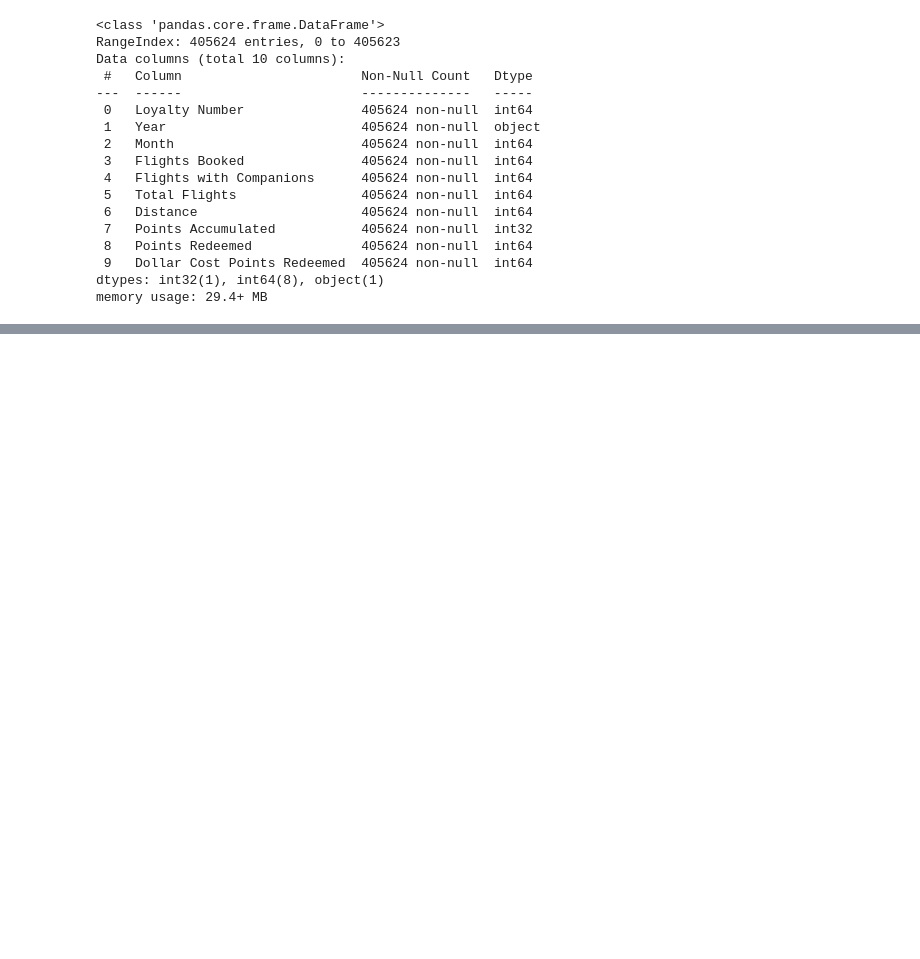
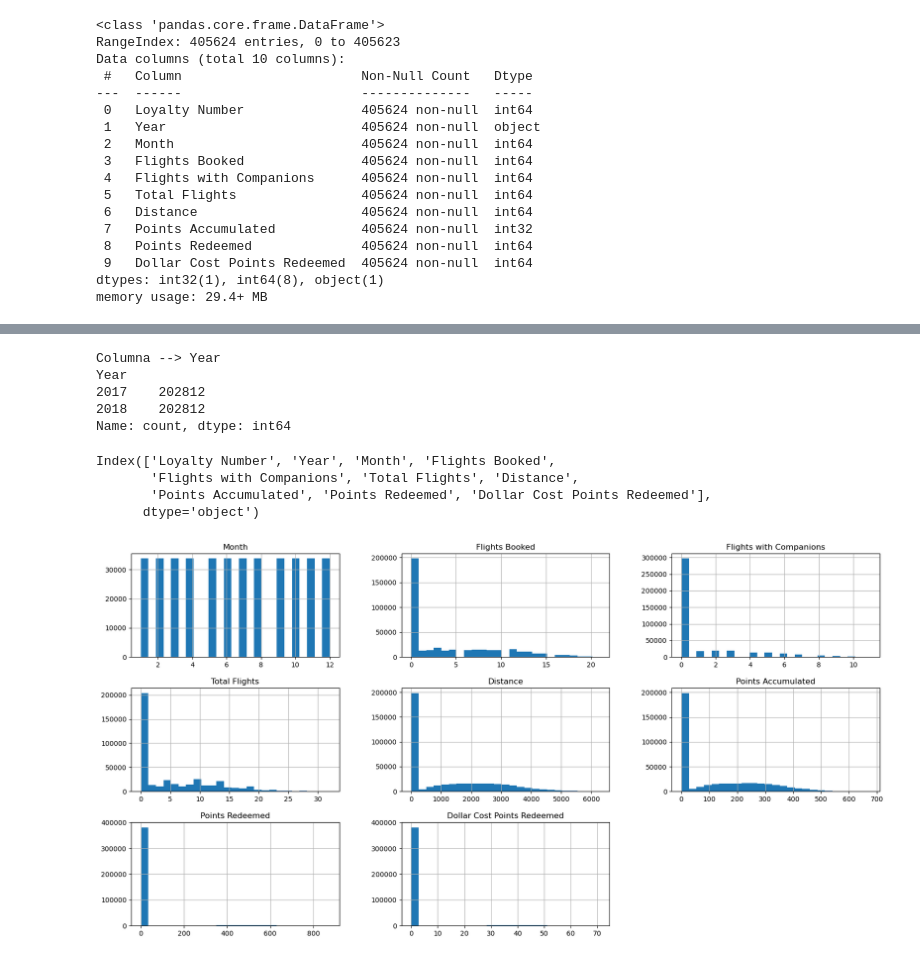
Before and after one commit to Adalab/bda-modulo-3-evaluacion-final-MarPastor, a Jupyter notebook: notebook/final_evaluation_mod3_marpastor.ipynb, the cells around one changed output, grey strips where cells are left out. Saved outputs shown, nothing was run; the diff lists cells and outputs as text; code cells hidden in the pictures; blank space fills up the shorter version.

```diff
--- a/notebook/final_evaluation_mod3_marpastor.ipynb
+++ b/notebook/final_evaluation_mod3_marpastor.ipynb
@@ -181,6 +204,35 @@ df_flight.describe().T
 | Points Accumulated | 405624.0 | 123.667002 | 146.579083 | 0.0 | 0.00 | 50.0 | 239.00 | 676.0 |
 | Points Redeemed | 405624.0 | 30.696872 | 125.486049 | 0.0 | 0.00 | 0.0 | 0.00 | 876.0 |
 | Dollar Cost Points Redeemed | 405624.0 | 2.484503 | 10.150038 | 0.0 | 0.00 | 0.0 | 0.00 | 71.0 |
+# %%
+# 4. Análisis la variable categóricas, usando un 'value_count'
+
+for col in df_flight.select_dtypes(include='O').columns:
+    print(f"Columna --> {col}")
+    print(f"{df_flight[col].value_counts()}")
+
+# los años 2017 y 2018 aparecen la misma cantidad de veces en la columna 'Year'
+# %% [output]
+Columna --> Year
+Year
+2017    202812
+2018    202812
+Name: count, dtype: int64
+# %%
+# Análisis de la variable numéricas, usando histograma y boxplot
+# seleccionamos las columnas que nos interesan
+
+df_flight.columns
+# %% [output]
+Index(['Loyalty Number', 'Year', 'Month', 'Flights Booked',
+       'Flights with Companions', 'Total Flights', 'Distance',
+       'Points Accumulated', 'Points Redeemed', 'Dollar Cost Points Redeemed'],
+      dtype='object')
+# %%
+df_flight[['Month', 'Flights Booked', 'Flights with Companions', 'Total Flights', 'Distance',
+       'Points Accumulated', 'Points Redeemed', 'Dollar Cost Points Redeemed']].hist(bins=25, figsize=(20,10));
+# %% [output]
+[figure, added]
 # %%
 # valores nulos 'Salary', 'Cancellation Year, 'Cancellation Month'
 # cambio valores a int 'Salary', 'Cancellation Year, 'Cancellation Month'
```
Also changed, not shown: parts of 7 cells of this notebook.
